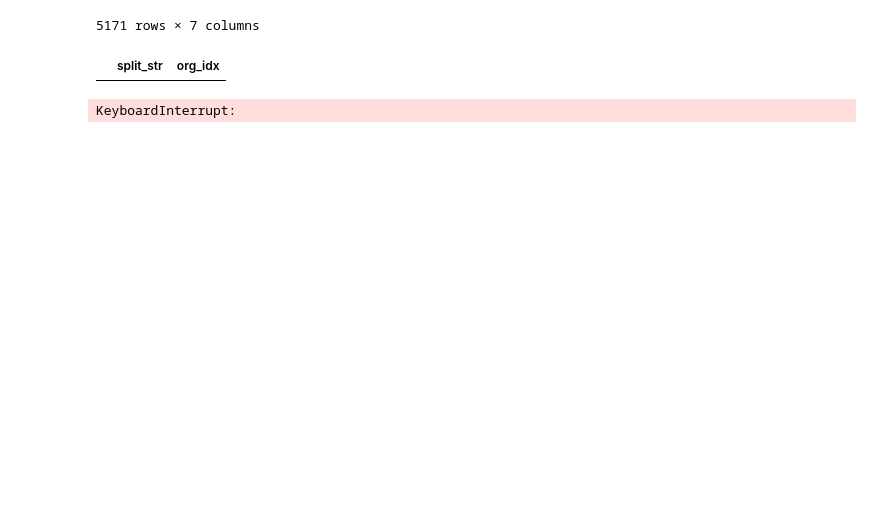
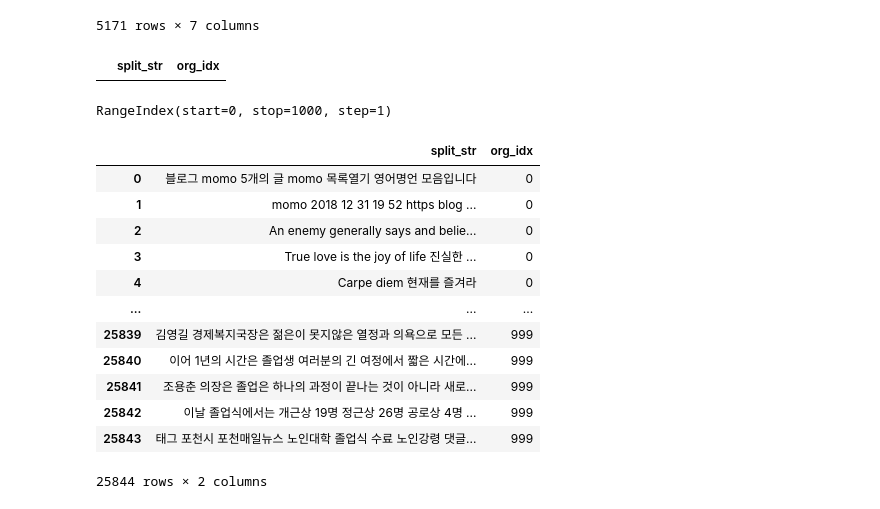
Before and after one commit to DDalaDDula/NIFoS, a Jupyter notebook: 치유(복지)/한글_텍스트_전처리(불용어_제거_및_문장분리).ipynb, the cells around one changed output. Cells and saved outputs as stored; diff of their text form; code cells hidden in the pictures; blank space fills up the shorter version.

```diff
--- a/치유(복지)/한글_텍스트_전처리(불용어_제거_및_문장분리).ipynb
+++ b/치유(복지)/한글_텍스트_전처리(불용어_제거_및_문장분리).ipynb
@@ -78,23 +84,41 @@ df2 = pd.read_csv("./산림복지/2018산림복지_본문_불용어제거_및_
 df2
 # %% [output]
 |  | split_str | org_idx |
+# %%
+df_1['split_list'].index
+# %% [output]
+RangeIndex(start=0, stop=1000, step=1)
 # %%
 from IPython.display import clear_output
 from IPython import display # 램효율을 늘리기 위해 아웃풋 display를 지워줄 것.
 from ipywidgets import Output
 
 out = Output()
 display.display(out)
 
-for i in tqdm(range(len(df['split_list']))):
-    for j in range(len(df['split_list'][i])):
-        split_str= {'split_str': df['split_list'][i][j][0], 'org_idx': [i]}
+for i in tqdm(df_1['split_list'].index):
+    for j in range(len(df_1['split_list'][i])):
+        split_str= {'split_str': df_1['split_list'][i][j][0], 'org_idx': [i]}
+        print(split_str['org_idx'])
         split_df= pd.DataFrame(split_str)
-        df2 = df2.append(split_df, ignore_index = True)
+        df2 = pd.concat([df2,split_df])
+        df2.reset_index(drop=True, inplace=True)
         df2.to_csv("./산림복지/2018산림복지_본문_불용어제거_및_문장분리.csv", index=False, encoding='UTF-8')
         display.clear_output(wait=True) # 출력지우기
 
 df2.reset_index(drop=True, inplace=True)
 df2
 # %% [output]
+|  | split_str | org_idx |
+| 0 | 블로그 momo 5개의 글 momo 목록열기 영어명언 모음입니다 | 0 |
+| 1 | momo 2018 12 31 19 52 https blog ... | 0 |
+| 2 | An enemy generally says and belie... | 0 |
+| 3 | True love is the joy of life 진실한 ... | 0 |
+| 4 | Carpe diem 현재를 즐겨라 | 0 |
+| ... | ... | ... |
+| 25839 | 김영길 경제복지국장은 젊은이 못지않은 열정과 의욕으로 모든 ... | 999 |
+| 25840 | 이어 1년의 시간은 졸업생 여러분의 긴 여정에서 짧은 시간에... | 999 |
+| 25841 | 조용춘 의장은 졸업은 하나의 과정이 끝나는 것이 아니라 새로... | 999 |
+| 25842 | 이날 졸업식에서는 개근상 19명 정근상 26명 공로상 4명 ... | 999 |
+| 25843 | 태그 포천시 포천매일뉴스 노인대학 졸업식 수료 노인강령 댓글... | 999 |
-KeyboardInterrupt:
+25844 rows × 2 columns
```
Also changed, not shown: parts of 9 cells of this notebook, 3 other files.
